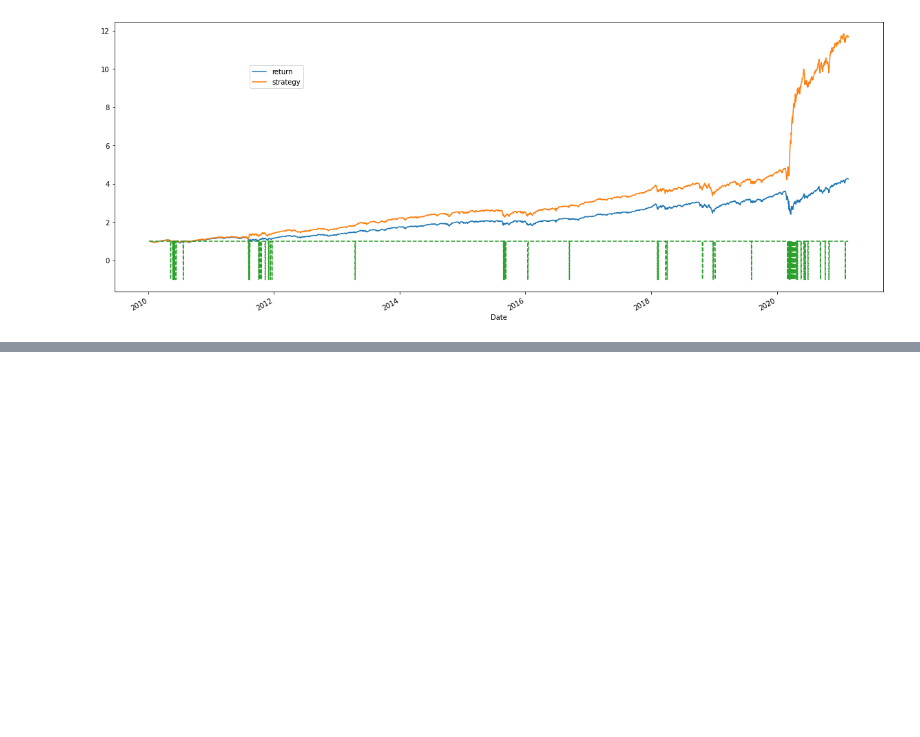
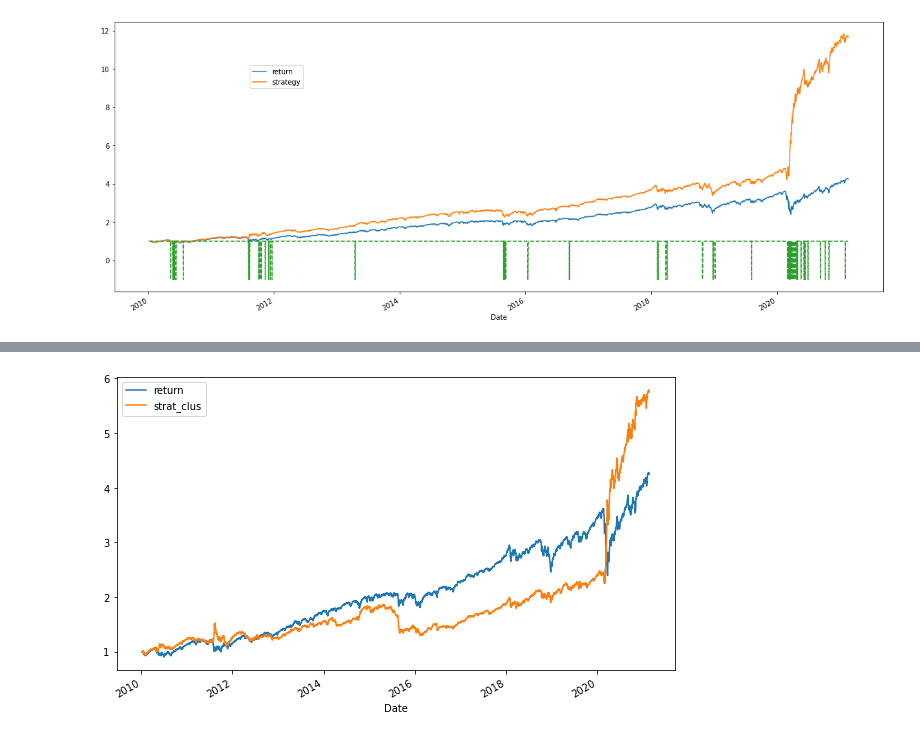
Before and after one commit to ferhat00/PortfolioOptimisation, a Jupyter notebook: Price_Prediction_ML.ipynb, the cells around one changed output, grey strips where cells are left out. Saved outputs shown, nothing was run; the diff lists cells and outputs as text; code cells hidden in the pictures; blank space fills up the shorter version.

```diff
--- a/Price_Prediction_ML.ipynb
+++ b/Price_Prediction_ML.ipynb
@@ -250,0 +338,2 @@ combined_data
+# %%
+combined_data_logistic['strat_clus'] = combined_data_logistic['pos_clus'] * combined_data_logistic['return']
@@ -250,0 +346,4 @@ combined_data
+# %%
+combined_data_logistic[['return', 'strat_clus']].cumsum().apply(np.exp).plot(figsize=(10, 6));
+# %% [output]
+[figure, added]
```
Also changed, not shown: parts of 30 cells of this notebook.
